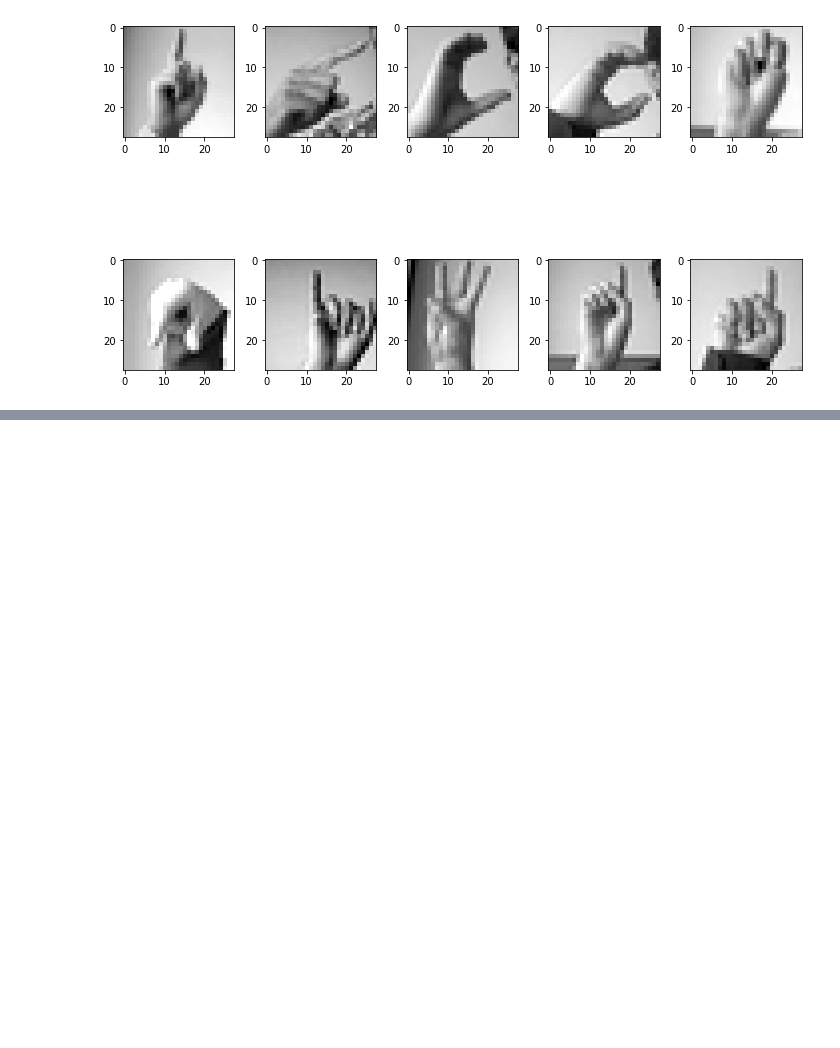
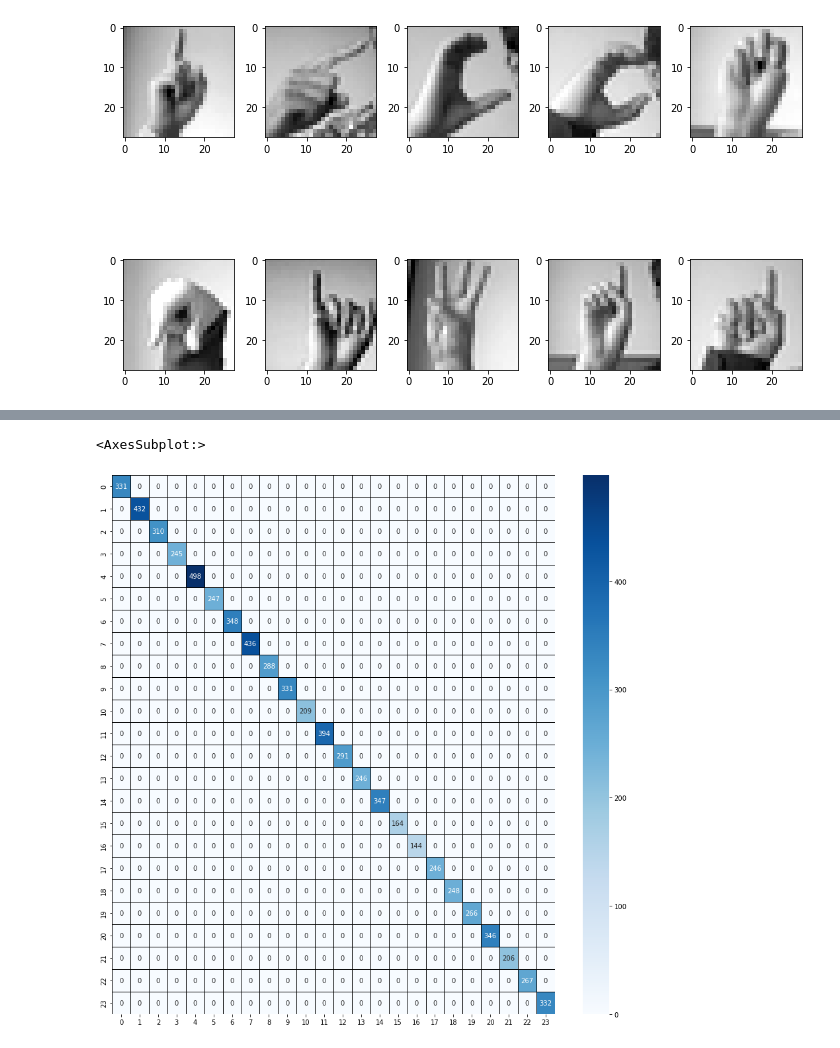
Before and after one commit to thm1d/MNIST_slr, a Jupyter notebook: code.ipynb, the cells around one changed output, grey strips where cells are left out. Cells and saved outputs as stored; diff of their text form; code cells hidden in the pictures; blank space fills up the shorter version.

```diff
--- a/code.ipynb
+++ b/code.ipynb
@@ -138,0 +236,2 @@ datagen.fit(x_train.reshape(27455, 28, 28, 1))
+# %%
+y_pred = model.predict(X_test)
@@ -138,0 +240,2 @@ datagen.fit(x_train.reshape(27455, 28, 28, 1))
+# %%
+cm = confusion_matrix([np.argmax(i) for i in  y_test], [np.argmax(i) for i in  y_pred])
@@ -138,0 +262,6 @@ datagen.fit(x_train.reshape(27455, 28, 28, 1))
+# %%
+plt.figure(figsize = (15,15))
+sns.heatmap(cm,cmap= "Blues", linecolor = 'black' , linewidth = 1 , annot = True, fmt='')
+# %% [output]
+<AxesSubplot:>
+[figure, added]
```
Also changed, not shown: parts of 12 cells of this notebook, 1 other file.
